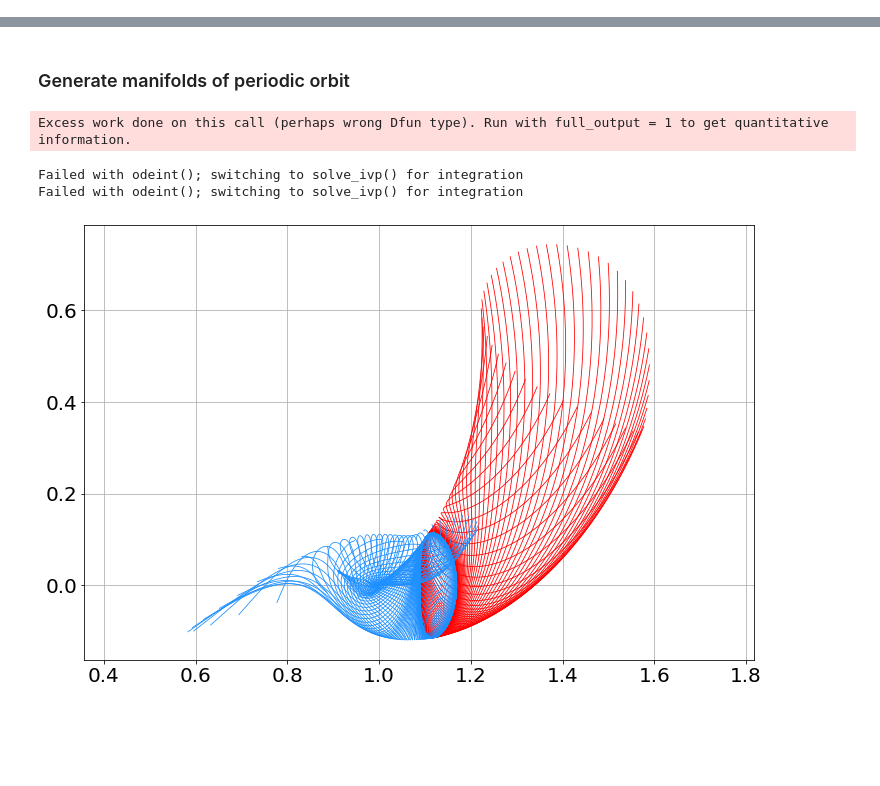
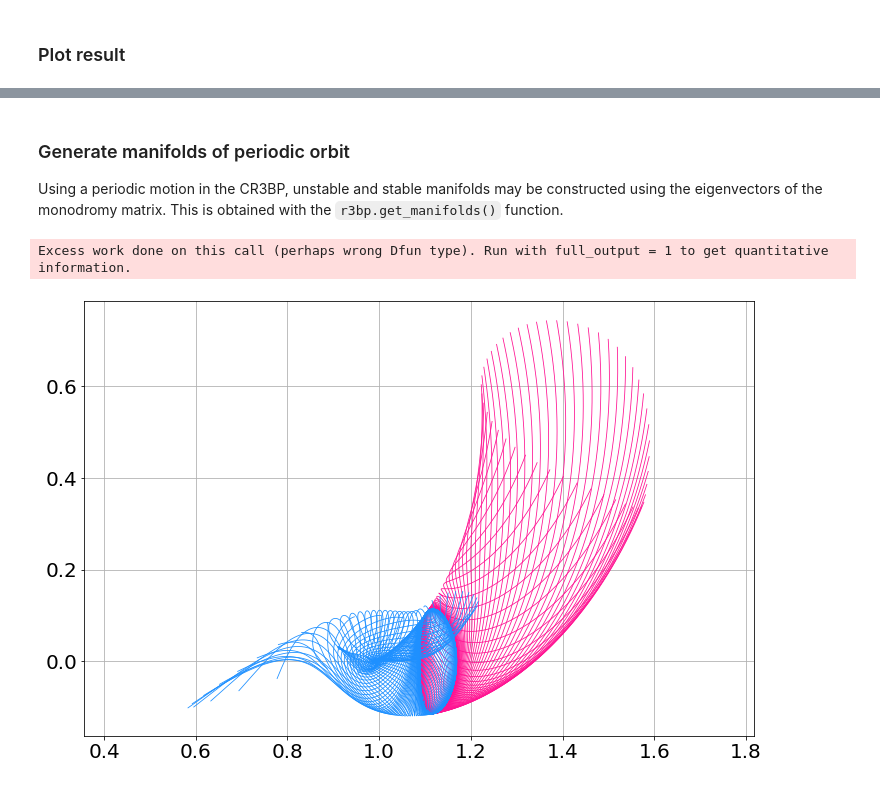
Before and after one commit to Yuricst/polaris, a Jupyter notebook: examples/ex_ThreeBody.ipynb, the cells around one changed output, grey strips where cells are left out. Saved outputs shown, nothing was run; the diff lists cells and outputs as text; code cells hidden in the pictures; blank space fills up the shorter version.

````diff
--- a/examples/ex_ThreeBody.ipynb
+++ b/examples/ex_ThreeBody.ipynb
@@ -26,0 +37,3 @@ mu
+# %%
+param_earth_moon = r3bp.get_cr3bp_param('399','301')   # NAIF ID's '399': Earth, '301': Moon
+param_earth_moon.mu
@@ -32,3 +51,5 @@ prop0 = prop.propagate_cr3bp(mu, state0, period)
+# %% [markdown]
+### Plot result
 # %%
 data = [prop0["xs"], prop0["ys"], prop0["zs"]]
 df = pd.DataFrame(data, index=['xs', 'ys', 'zs']).T
@@ -37,25 +58,26 @@ fig.show()
 # %% [output]
 [interactive output not drawn]
 [interactive output not drawn]
-# %% [markdown]
-### Generate manifolds of periodic orbit
+# %% [markdown]
+### Generate manifolds of periodic orbit
+
+Using a periodic motion in the CR3BP, unstable and stable manifolds may be constructed using the eigenvectors of the monodromy matrix. This is obtained with the ```r3bp.get_manifolds()``` function.
 # %%
-mnfpls, mnfmin = r3bp.get_manifold(mu, state0, period, tf_manif=5.0, lstar=384600, stable=True, force_solve_ivp=False)
+mnfpls, mnfmin = r3bp.get_manifold(param_earth_moon.mu, state0, period, tf_manif=5.0, lstar=param_earth_moon.lstar,
+                                   stable=True, force_solve_ivp=False)
 # %% [output]
 Excess work done on this call (perhaps wrong Dfun type). Run with full_output = 1 to get quantitative information.
-Failed with odeint(); switching to solve_ivp() for integration
-Failed with odeint(); switching to solve_ivp() for integration
 # %%
 plt.rcParams["font.size"] = 20
 fig, ax = plt.subplots(1,1, figsize=(12,8))
 for branch in mnfpls:
-    ax.plot(branch["xs"], branch["ys"], linewidth=0.8, c='r')
+    ax.plot(branch["xs"], branch["ys"], linewidth=0.8, c='deeppink')
 
 for branch in mnfmin:
     ax.plot(branch["xs"], branch["ys"], linewidth=0.8, c='dodgerblue')
 
 plt.grid(True)
 plt.axis("equal")
 plt.show()
 # %% [output]
-[figure, old version]
+[figure, new version]
````
Also changed, not shown: parts of 8 cells of this notebook, 9 other files.
